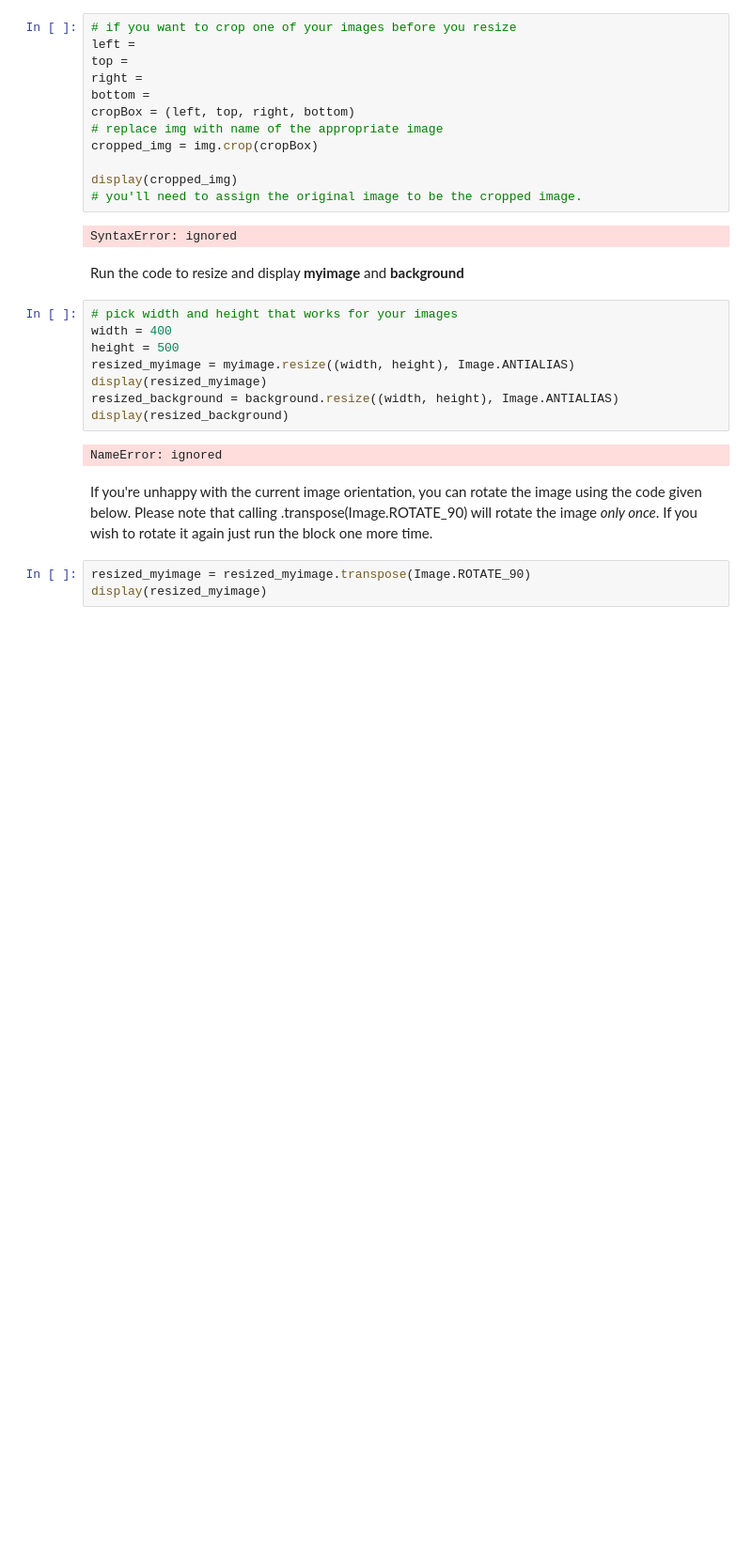
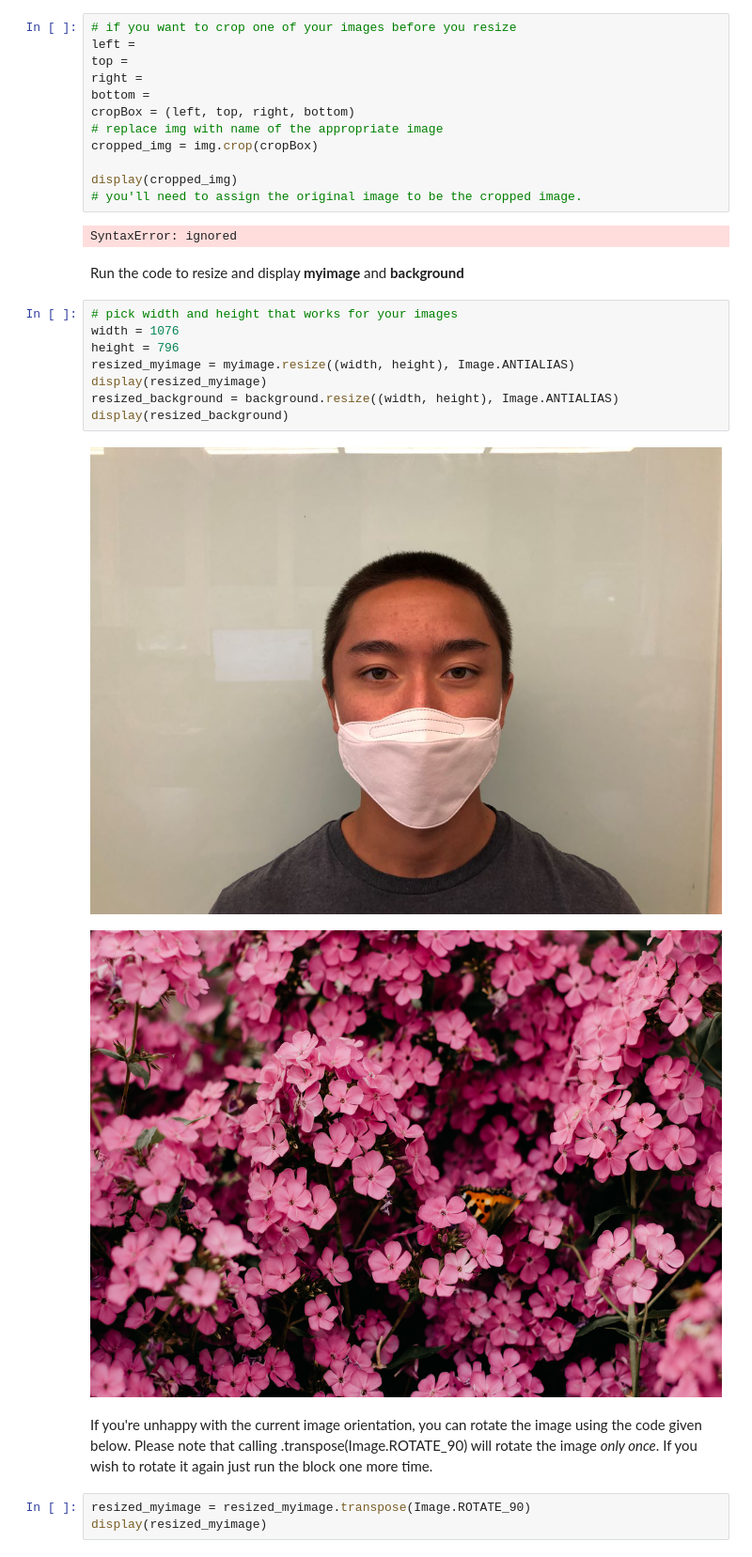
Before and after one commit to Uni-High-Fall-21-Computer-Programming/chromakey-BennySoymilk, a Jupyter notebook: chromakey.ipynb, the cells around one changed output. Shown at 94% size. Drawn from its saved outputs; the diff is of its cells as text; blank space fills up the shorter version.

```diff
--- a/chromakey.ipynb
+++ b/chromakey.ipynb
@@ -67,14 +70,15 @@ SyntaxError: ignored
 Run the code to resize and display **myimage** and **background**
 # %%
 # pick width and height that works for your images
-width = 400
-height = 500
+width = 1076
+height = 796
 resized_myimage = myimage.resize((width, height), Image.ANTIALIAS)
 display(resized_myimage)
 resized_background = background.resize((width, height), Image.ANTIALIAS)
 display(resized_background)
 # %% [output]
-NameError: ignored
+[figure, added]
+[figure, added]
 # %% [markdown]
 If you're unhappy with the current image orientation, you can rotate the image using the code given below. Please note that calling .transpose(Image.ROTATE_90) will rotate the image *only once*. If you wish to rotate it again just run the block one more time.
 # %%
```
Also changed, not shown: parts of 5 cells of this notebook.
